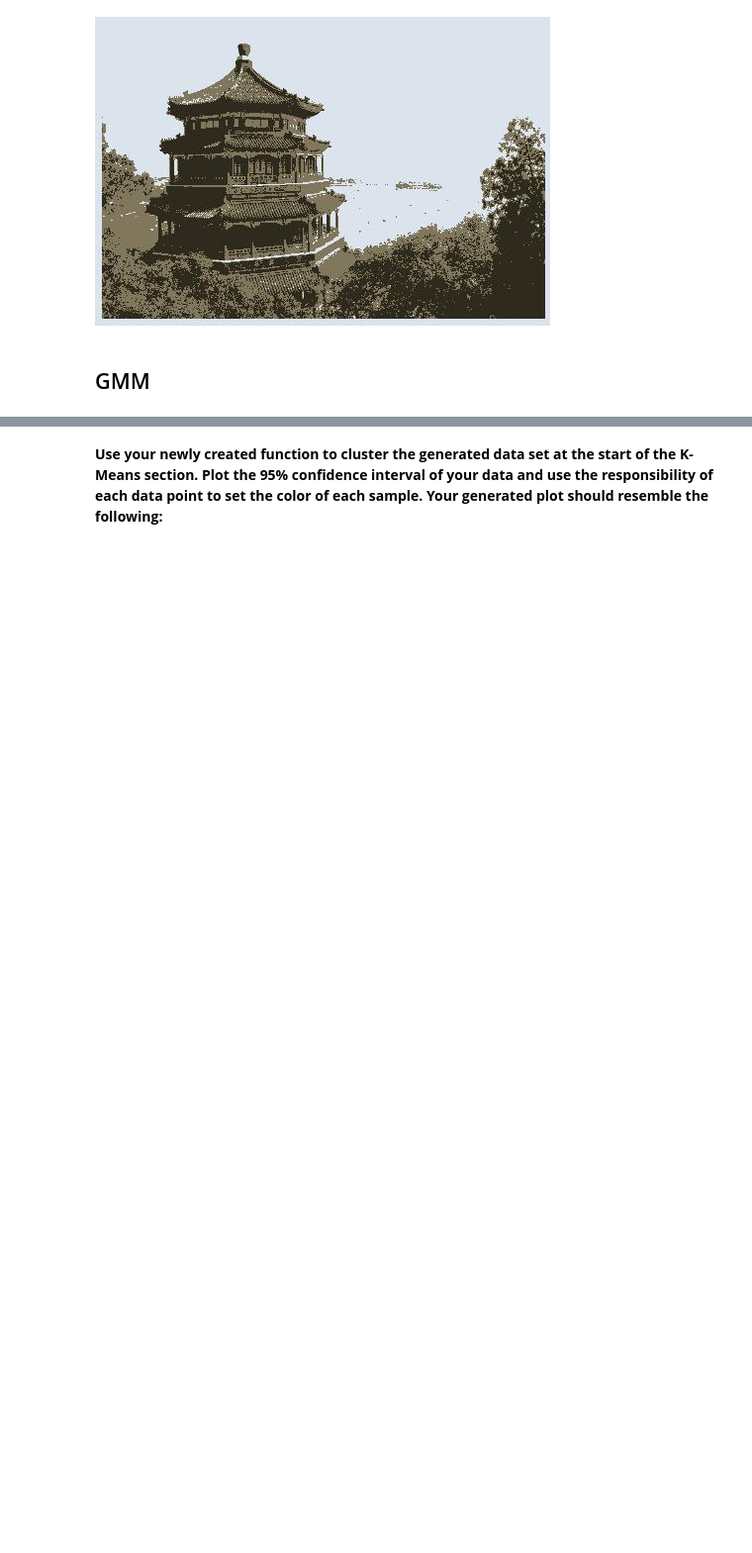
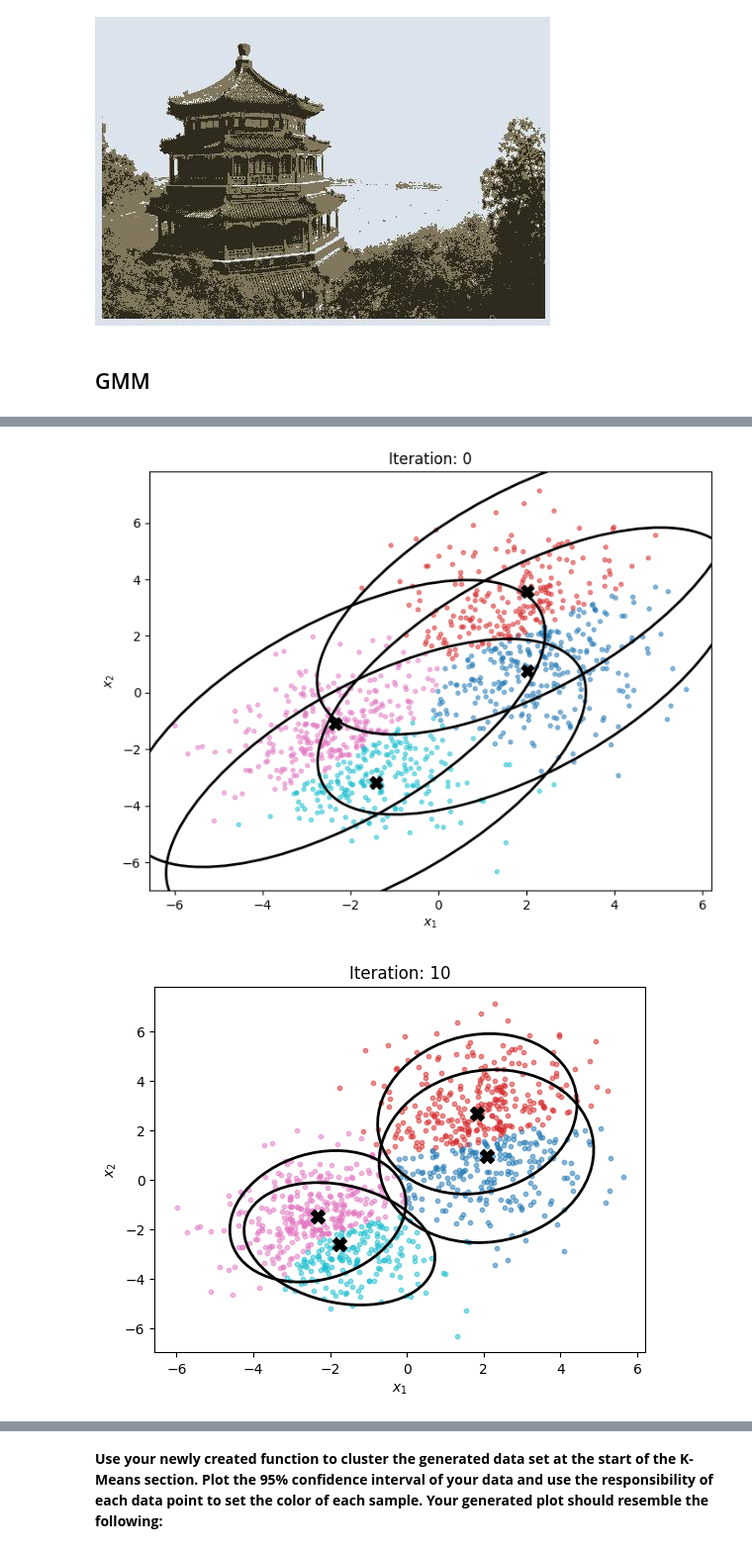
Before and after one commit to mudgician/cs315, a Jupyter notebook: Assignment-3/Assignment-3/assign3.ipynb, the cells around one changed output, grey strips where cells are left out. Shown at 99% size. Drawn from its saved outputs; the diff is of its cells as text; code cells hidden in the pictures; blank space fills up the shorter version.

```diff
--- a/Assignment-3/Assignment-3/assign3.ipynb
+++ b/Assignment-3/Assignment-3/assign3.ipynb
@@ -171,0 +175,35 @@ display(Image(filename='./Compressed.jpg'))
+# %%
+# Training data - two randomly-generated Gaussian-distributed clouds of points in 2d space
+np.random.seed(0)
+# Number of points
+N = 1000
+# Labels for each cluster
+y = np.random.randint(low=0, high=2, size = N)
+c = np.array(["r","g"])
+# Mean of each cluster
+means = np.array([[-2, 2], [-2, 2],])
+# Covariance (in X and Y direction) of each cluster
+covariances = np.random.random_sample((2, 2)) + 1
+# Dimensions of each point
+X = np.vstack([np.random.randn(N)*covariances[0, y] + means[0, y],
+               np.random.randn(N)*covariances[1, y] + means[1, y]])
+
+for k in range(X.shape[1]):
+    plt.plot(X[0,k],X[1,k],c[y[k]]+"o")
+
+plt.xlabel("$x_1$")
+plt.ylabel("$x_2$")
+plt.title("Class labels given")
+plt.show()
+
+for k in range(X.shape[1]):
+    plt.plot(X[0,k],X[1,k],"m"+"o")
+
+plt.xlabel("$x_1$")
+plt.ylabel("$x_2$")
+plt.title("No Class labels")
+plt.show()
+
+# Plot the data
+
+X = X.T
@@ -171,0 +213,10 @@ display(Image(filename='./Compressed.jpg'))
+# %%
+from Joe_GMM import *
+p, u, s, gamma_var = fit_gmm(X,4, plot_interval= 10)
+print("Priors(Weights):", p)
+print("Means:", u)
+print("Covariance:", s)
+print("Responsibility:", gamma_var)
+# %% [output]
+[figure, added]
+[figure, added]
```
Also changed, not shown: parts of 8 cells of this notebook, 5 other files.
